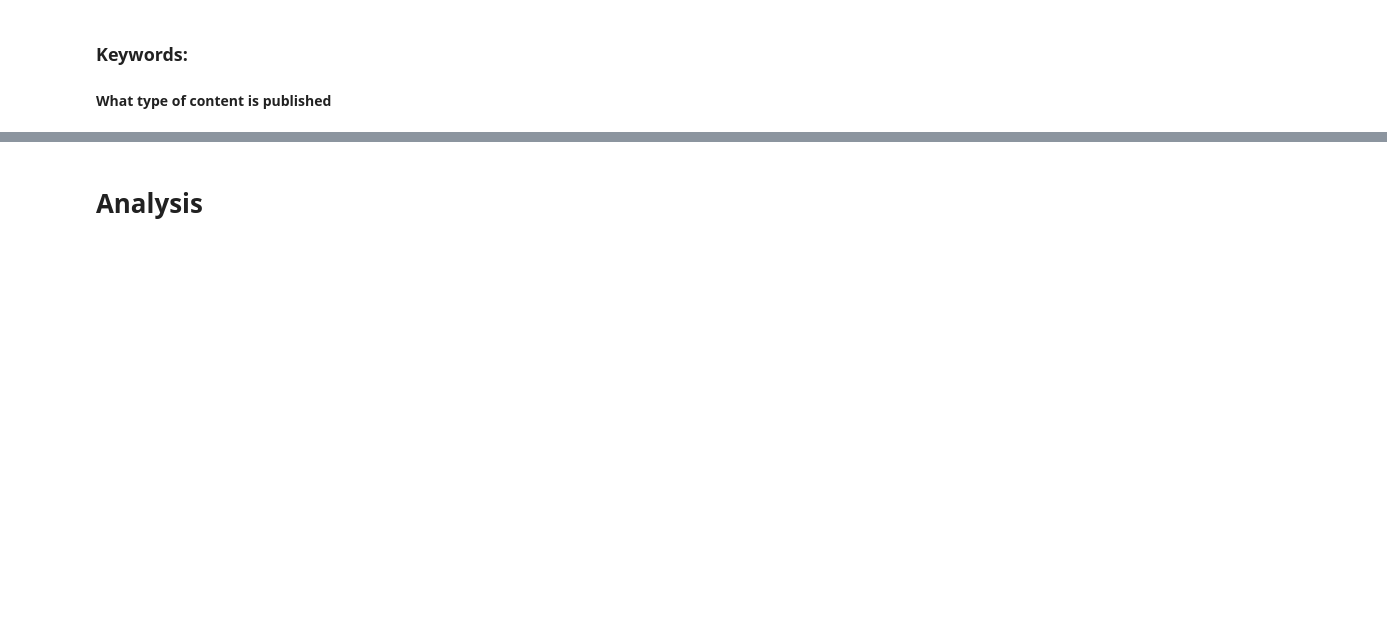
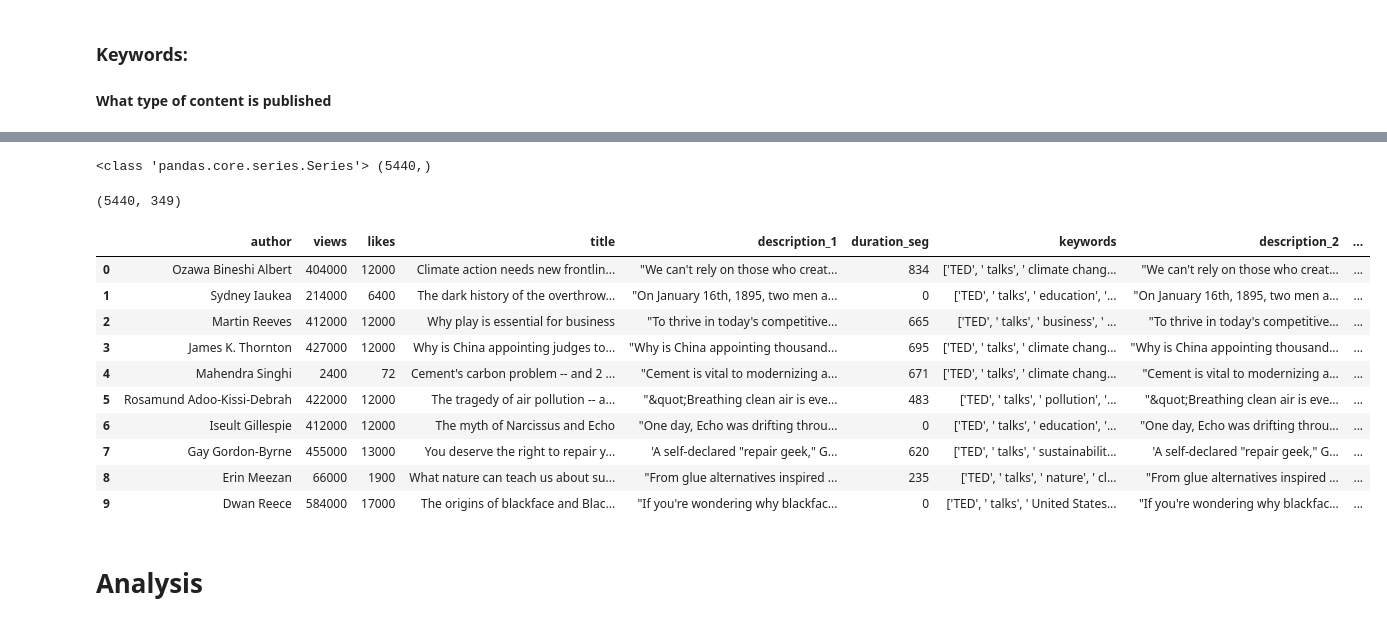
Before and after one commit to aaas24/code_library, a Jupyter notebook: ted_talks/2_preprocessing/ted_talks_preprocessing.ipynb, the cells around one changed output, grey strips where cells are left out. Drawn from its saved outputs; the diff is of its cells as text; code cells hidden in the pictures; blank space fills up the shorter version.

```diff
--- a/ted_talks/2_preprocessing/ted_talks_preprocessing.ipynb
+++ b/ted_talks/2_preprocessing/ted_talks_preprocessing.ipynb
@@ -13,0 +109,3 @@ df=raw_data.copy()
+# %%
+df=main()
+df.head(5)
@@ -104,3 +147,0 @@ df_end.head(5)
-# %%
-df=df_end.copy()
-type(df['date_recorded'][0])
@@ -178,9 +148,3 @@ print(df.head(10))
 # %% [markdown]
 ### Keywords:
 #### What type of content is published
-# %%
-df=df_end.loc[0:100,"keywords"]
-df=str(','.join(df)).replace("[","").replace("]","")
-df2=pd.DataFrame(df)
-df2.str.get_dummies(',')
-print(df)
@@ -189,24 +150,0 @@ ValueError: DataFrame constructor not properly called!
-# %%
-def separate_list(df):
-    return ','.join(df)
-lines=[]
-df=df_end.loc[0:100,"keywords"]
-for i in range(0, df.shape[0]):
-    line=(
-        str(df_x[i])
-        .replace("[","")
-        .replace("]","")
-    )
-#     lines.append(line)
-#     df2["keywords2"]=lines
-df2 = pd.DataFrame([line], columns=['keyword2'])
-df2=df2["keyword2"].str.get_dummies(',')
-print(df2)
-
-
-
-# df_result=
-# (df['keywords']
-#  .apply(separate_list(df['keywords']))
-# )
-# print(df_result)
@@ -347,2 +151,45 @@ renewableenergy
+# %%
+df_key=df.keywords
+
+print(type(df_key), df_key.shape)
+# %% [output]
+<class 'pandas.core.series.Series'> (5440,)
+# %%
+#initializing
+i=0
+df_result=pd.DataFrame()
+#transforming line into string
+for line in df_key:
+  line=(str(line).replace("[","").replace("]","").split(','))
+  new_line=[]
+  #removing additional spaces in words and converting the into lower case
+  for word in line:
+    word=word.lower().replace(' ', '')[1:-1]
+    new_line.append(word)
+  #transforming line into string
+  new_line=str(new_line).replace("[","").replace("]","")
+  #writting line into dataframe
+  df_result.at[i,'keywords']=new_line
+  i=i+1
+
+#converting into dummy columns
+df2=df_result.keywords.str.get_dummies(',')
+print(df2.shape)
+# %% [output]
+(5440, 349)
+# %%
+df.head(10)
+# %% [output]
+|  | author | views | likes | title | description_1 | duration_seg | keywords | description_2 | ... |
+| 0 | Ozawa Bineshi Albert | 404000 | 12000 | Climate action needs new frontlin... | "We can't rely on those who creat... | 834 | ['TED', ' talks', ' climate chang... | "We can't rely on those who creat... | ... |
+| 1 | Sydney Iaukea | 214000 | 6400 | The dark history of the overthrow... | "On January 16th, 1895, two men a... | 0 | ['TED', ' talks', ' education', '... | "On January 16th, 1895, two men a... | ... |
+| 2 | Martin Reeves | 412000 | 12000 | Why play is essential for business | "To thrive in today's competitive... | 665 | ['TED', ' talks', ' business', ' ... | "To thrive in today's competitive... | ... |
+| 3 | James K. Thornton | 427000 | 12000 | Why is China appointing judges to... | "Why is China appointing thousand... | 695 | ['TED', ' talks', ' climate chang... | "Why is China appointing thousand... | ... |
+| 4 | Mahendra Singhi | 2400 | 72 | Cement's carbon problem -- and 2 ... | "Cement is vital to modernizing a... | 671 | ['TED', ' talks', ' climate chang... | "Cement is vital to modernizing a... | ... |
+| 5 | Rosamund Adoo-Kissi-Debrah | 422000 | 12000 | The tragedy of air pollution -- a... | "&quot;Breathing clean air is eve... | 483 | ['TED', ' talks', ' pollution', '... | "&quot;Breathing clean air is eve... | ... |
+| 6 | Iseult Gillespie | 412000 | 12000 | The myth of Narcissus and Echo | "One day, Echo was drifting throu... | 0 | ['TED', ' talks', ' education', '... | "One day, Echo was drifting throu... | ... |
+| 7 | Gay Gordon-Byrne | 455000 | 13000 | You deserve the right to repair y... | 'A self-declared "repair geek," G... | 620 | ['TED', ' talks', ' sustainabilit... | 'A self-declared "repair geek," G... | ... |
+| 8 | Erin Meezan | 66000 | 1900 | What nature can teach us about su... | "From glue alternatives inspired ... | 235 | ['TED', ' talks', ' nature', ' cl... | "From glue alternatives inspired ... | ... |
+| 9 | Dwan Reece | 584000 | 17000 | The origins of blackface and Blac... | "If you're wondering why blackfac... | 0 | ['TED', ' talks', ' United States... | "If you're wondering why blackfac... | ... |
 # %% [markdown]
 # Analysis
```
Also changed, not shown: parts of 35 cells of this notebook, 4 other files.
